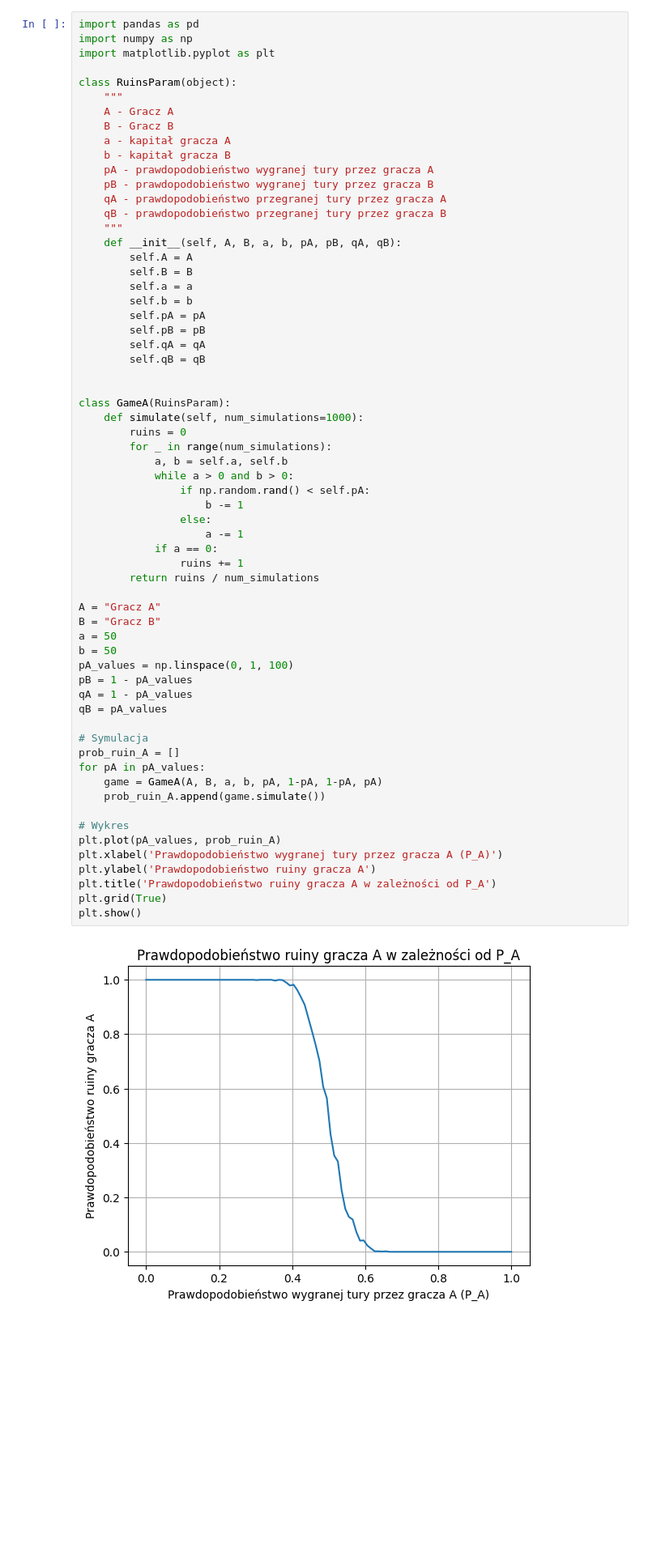
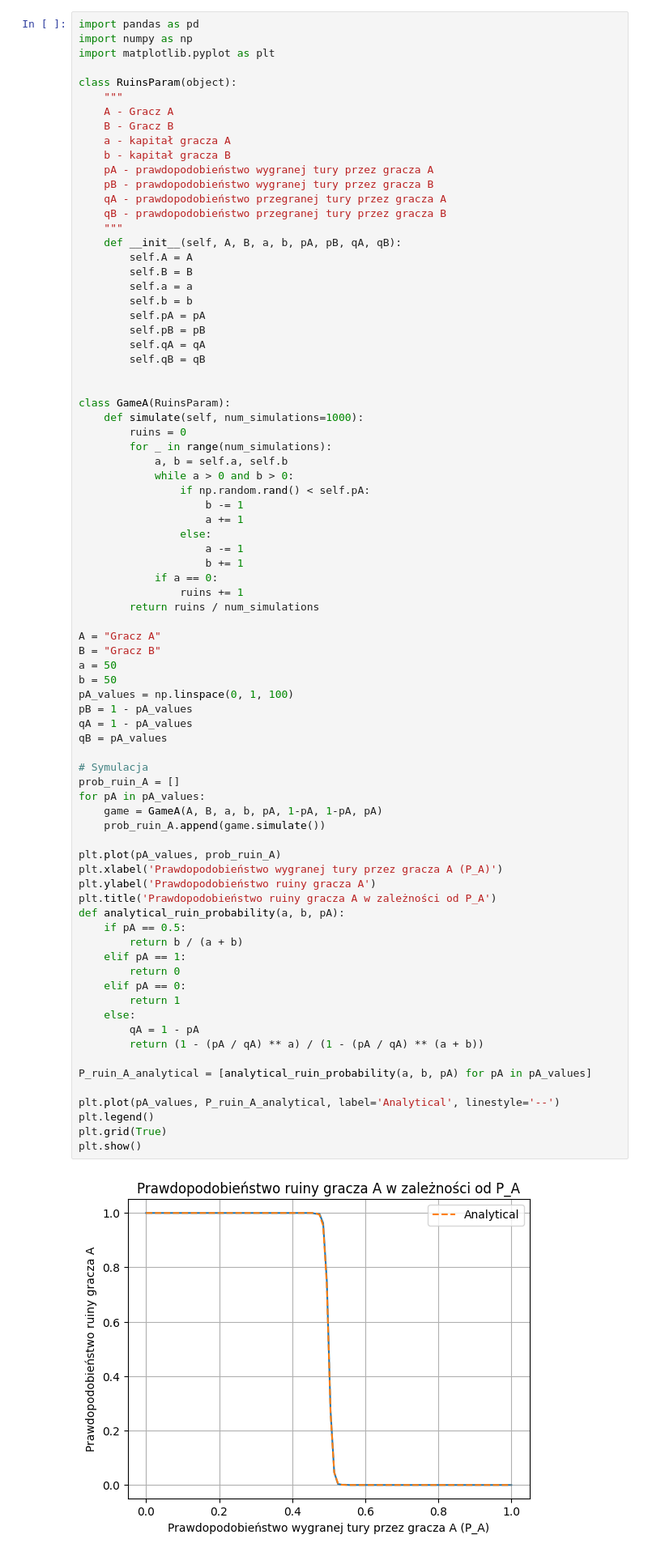
Before and after one commit to Tatraa/Applied-CS-Mater, a Jupyter notebook: sem-1/metody-stat/zestaw1/zestaw1.ipynb, the cells around one changed output. Shown: that part at 81% size. Drawn from its saved outputs; the diff is of its cells as text; blank space fills up the shorter version.

```diff
--- a/sem-1/metody-stat/zestaw1/zestaw1.ipynb
+++ b/sem-1/metody-stat/zestaw1/zestaw1.ipynb
@@ -33,36 +33,52 @@ class GameA(RuinsParam):
             while a > 0 and b > 0:
                 if np.random.rand() < self.pA:
                     b -= 1
+                    a += 1
                 else:
                     a -= 1
+                    b += 1
             if a == 0:
                 ruins += 1
         return ruins / num_simulations
 
 A = "Gracz A"
 B = "Gracz B"
 a = 50
 b = 50
 pA_values = np.linspace(0, 1, 100)
 pB = 1 - pA_values
 qA = 1 - pA_values
 qB = pA_values
 
 # Symulacja
 prob_ruin_A = []
 for pA in pA_values:
     game = GameA(A, B, a, b, pA, 1-pA, 1-pA, pA)
     prob_ruin_A.append(game.simulate())
 
-# Wykres
 plt.plot(pA_values, prob_ruin_A)
 plt.xlabel('Prawdopodobieństwo wygranej tury przez gracza A (P_A)')
 plt.ylabel('Prawdopodobieństwo ruiny gracza A')
 plt.title('Prawdopodobieństwo ruiny gracza A w zależności od P_A')
+def analytical_ruin_probability(a, b, pA):
+    if pA == 0.5:
+        return b / (a + b)
+    elif pA == 1:
+        return 0
+    elif pA == 0:
+        return 1
+    else:
+        qA = 1 - pA
+        return (1 - (pA / qA) ** a) / (1 - (pA / qA) ** (a + b))
+
+P_ruin_A_analytical = [analytical_ruin_probability(a, b, pA) for pA in pA_values]
+
+plt.plot(pA_values, P_ruin_A_analytical, label='Analytical', linestyle='--')
+plt.legend()
 plt.grid(True)
 plt.show()
 # %% [output]
-[figure, old version]
+[figure, new version]
 # %%
 num_simulations = 500
 pA = 0.5
```
Also changed, not shown: parts of 3 cells of this notebook, 2 other files.
